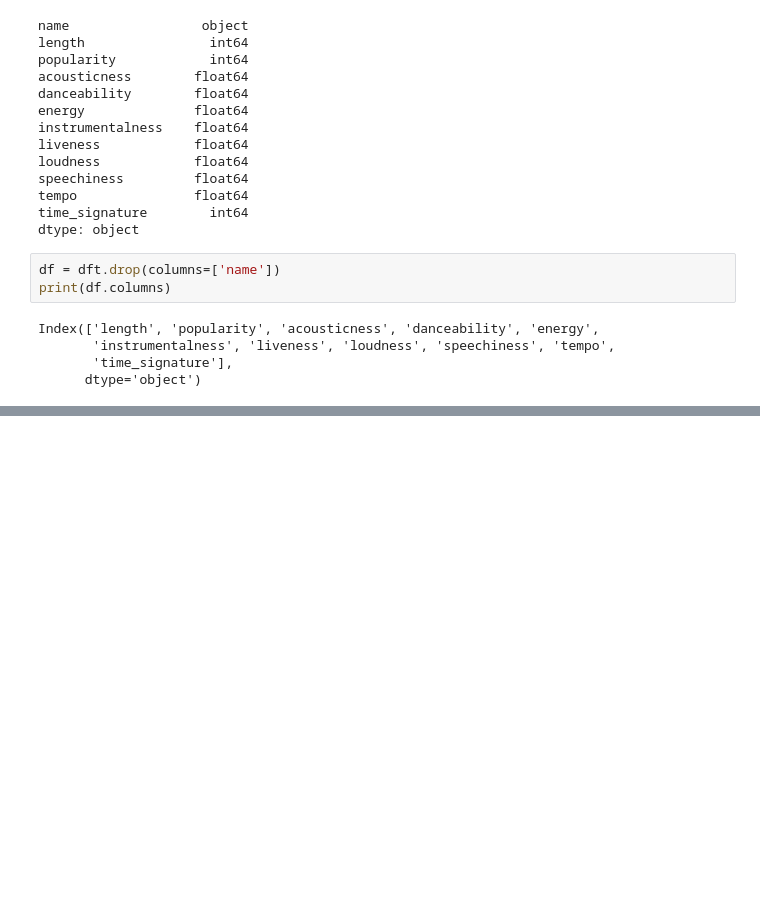
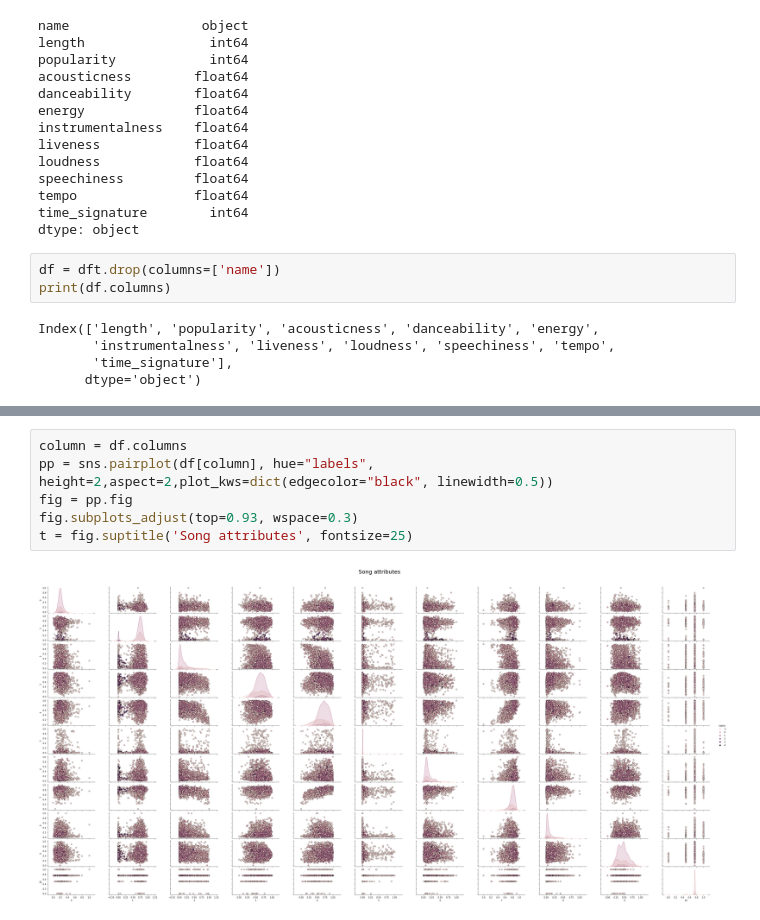
Before and after one commit to AleksiusK/JohdatusDatatieteisiinHarjoitustyo, a Jupyter notebook: dbscan_test.ipynb, the cells around one changed output, grey strips where cells are left out. Saved outputs shown, nothing was run; the diff lists cells and outputs as text; blank space fills up the shorter version.

```diff
--- a/dbscan_test.ipynb
+++ b/dbscan_test.ipynb
@@ -110,0 +77,8 @@ plt.show()
+# %%
+column = df.columns
+pp = sns.pairplot(df[column], hue="labels", height=2,aspect=2,plot_kws=dict(edgecolor="black", linewidth=0.5))
+fig = pp.fig
+fig.subplots_adjust(top=0.93, wspace=0.3)
+t = fig.suptitle('Song attributes', fontsize=25)
+# %% [output]
+[figure, added]
```
Also changed, not shown: parts of 6 cells of this notebook.
